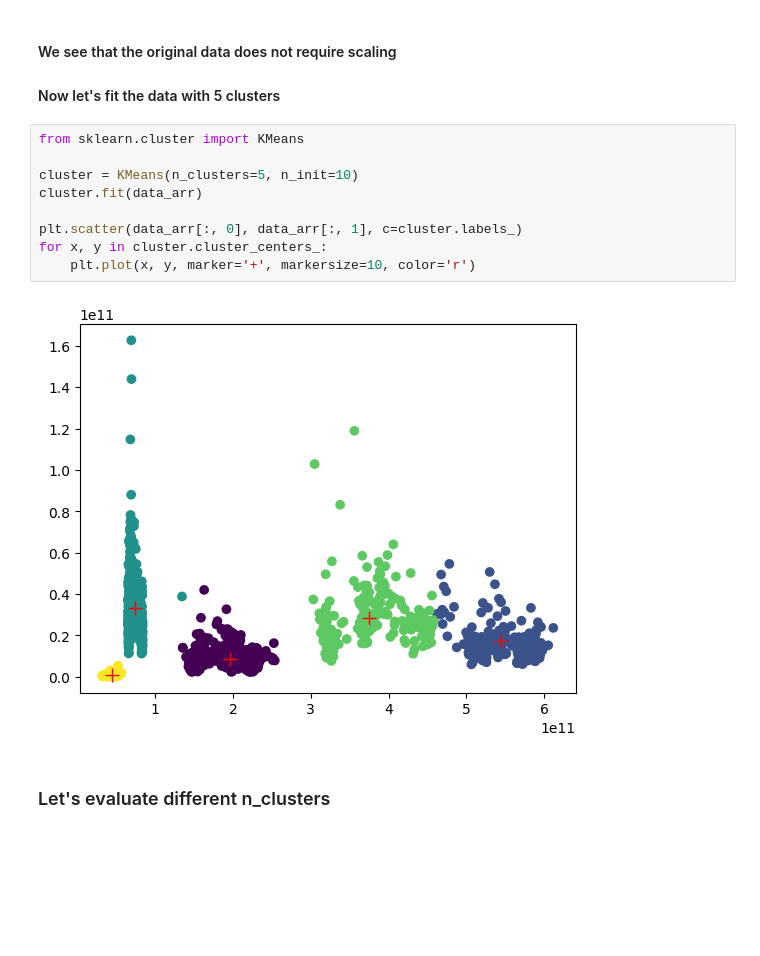
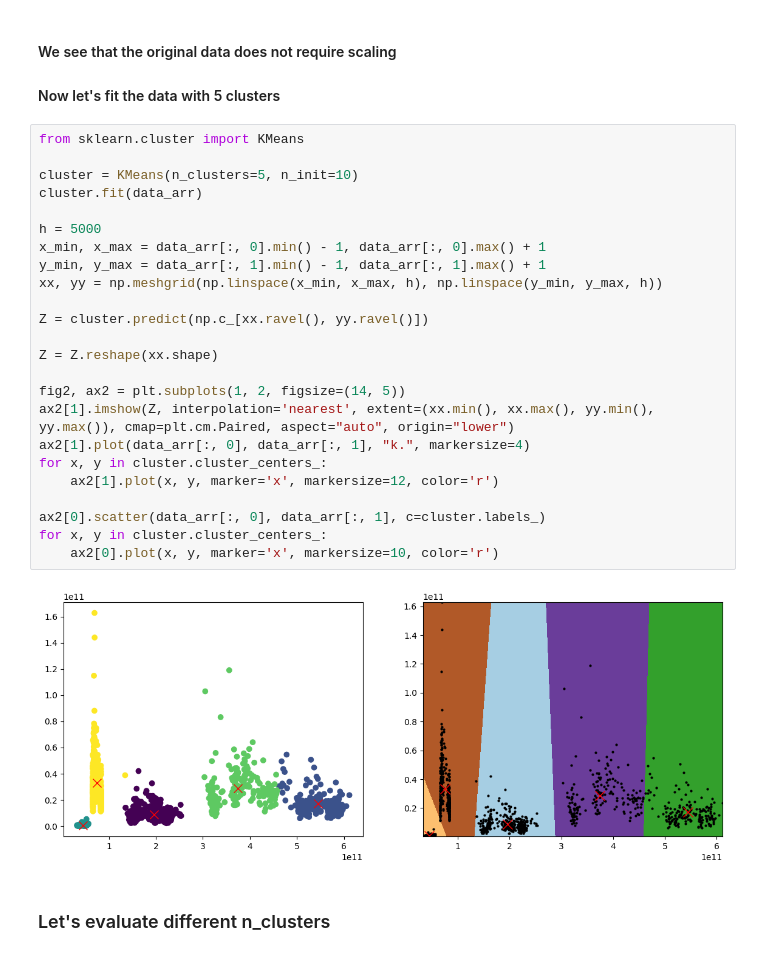
Before and after one commit to kasrakakaee/queraproject2, a Jupyter notebook: Part 1 - Clustering.ipynb, the cells around one changed output. Saved outputs shown, nothing was run; the diff lists cells and outputs as text; blank space fills up the shorter version.

```diff
--- a/Part 1 - Clustering.ipynb
+++ b/Part 1 - Clustering.ipynb
@@ -33,14 +33,29 @@ ax[2].scatter(data_arr_minmax[:, 0], data_arr_minmax[:, 1]);
 # %%
 from sklearn.cluster import KMeans
 
 cluster = KMeans(n_clusters=5, n_init=10)
 cluster.fit(data_arr)
 
-plt.scatter(data_arr[:, 0], data_arr[:, 1], c=cluster.labels_)
+h = 5000
+x_min, x_max = data_arr[:, 0].min() - 1, data_arr[:, 0].max() + 1
+y_min, y_max = data_arr[:, 1].min() - 1, data_arr[:, 1].max() + 1
+xx, yy = np.meshgrid(np.linspace(x_min, x_max, h), np.linspace(y_min, y_max, h))
+
+Z = cluster.predict(np.c_[xx.ravel(), yy.ravel()])
+
+Z = Z.reshape(xx.shape)
+
+fig2, ax2 = plt.subplots(1, 2, figsize=(14, 5))
+ax2[1].imshow(Z, interpolation='nearest', extent=(xx.min(), xx.max(), yy.min(), yy.max()), cmap=plt.cm.Paired, aspect="auto", origin="lower")
+ax2[1].plot(data_arr[:, 0], data_arr[:, 1], "k.", markersize=4)
 for x, y in cluster.cluster_centers_:
-    plt.plot(x, y, marker='+', markersize=10, color='r')
+    ax2[1].plot(x, y, marker='x', markersize=12, color='r')
+
+ax2[0].scatter(data_arr[:, 0], data_arr[:, 1], c=cluster.labels_)
+for x, y in cluster.cluster_centers_:
+    ax2[0].plot(x, y, marker='x', markersize=10, color='r')
 # %% [output]
-[figure, old version]
+[figure, new version]
 # %% [markdown]
 ### Let's evaluate different n_clusters
 # %%
```
Also changed, not shown: parts of 4 cells of this notebook.
